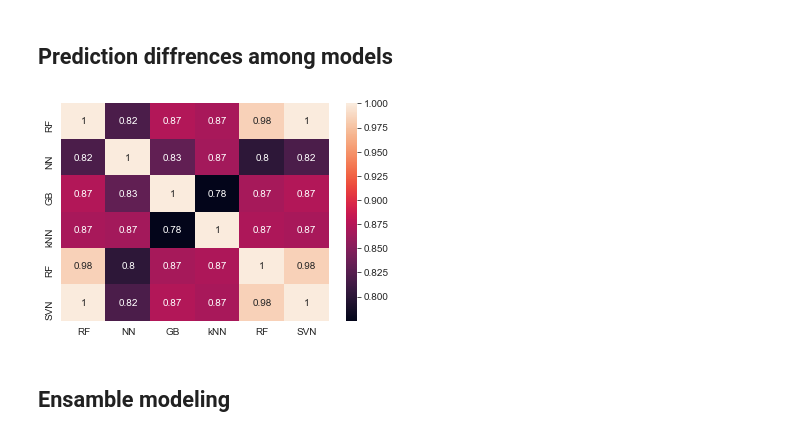
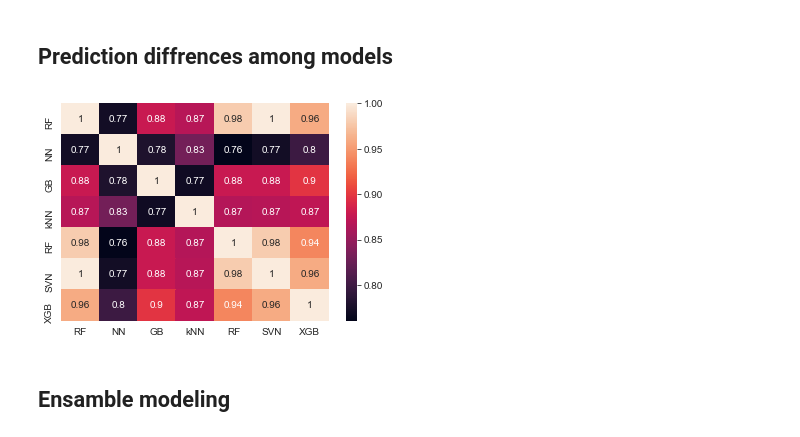
Before and after one commit to mmaku/Kaggle_titanic, a Jupyter notebook: 11 Titanic.ipynb, the cells around one changed output. Cells and saved outputs as stored; diff of their text form; code cells hidden in the pictures.

```diff
--- a/11 Titanic.ipynb
+++ b/11 Titanic.ipynb
@@ -753,7 +754,7 @@ XGB = XGBClassifier()
 xgb_param_grid = {'min_child_weight': [5], # 1, 4, 5, 6, 10, 15
                   'gamma': [4.5], # 0.5, 1, 1.5, 2, 4, 4.5, 5, 5.5, 6
                   'subsample': [1.0], # 0.6, 0.8, 0.9, 1.0,
-                  'colsample_bytree': [0.7, 0.8, 0.9], # 0.6, 0.7, 0.8, 0.9, 1
+                  'colsample_bytree': [0.9], # 0.6, 0.7, 0.8, 0.9, 1
                   'max_depth': [5] # 3, 4, 5, 6, 7, 8
                  }
 
@@ -986,25 +994,27 @@ for col in range(2):
 # %%
 test_Survived_lr = pd.Series(lr_best.predict(test_final), name="RF")
 test_Survived_nn = pd.Series(nn_best.predict(test_final), name="NN")
 test_Survived_gb = pd.Series(gb_best.predict(test_final), name="GB")
 test_Survived_knn = pd.Series(knn_best.predict(test_final), name="kNN")
 test_Survived_rf = pd.Series(rf_best.predict(test_final), name="RF")
 test_Survived_svn = pd.Series(svm_best.predict(test_final), name="SVN")
+test_Survived_xgb = pd.Series(xgb_best.predict(test_final), name="XGB")
 
 
 # Concatenate all classifier results
 ensemble_results = pd.concat([test_Survived_lr,
                               test_Survived_nn,
                               test_Survived_gb,
                               test_Survived_knn,
                               test_Survived_rf,
-                              test_Survived_svn
+                              test_Survived_svn,
+                              test_Survived_xgb
                              ], axis=1)
 
 
 p = sns.heatmap(ensemble_results.corr(),annot=True)
 # %% [output]
-[figure, old version]
+[figure, new version]
 # %% [markdown]
 ## Ensamble modeling
 # %%
```
Also changed, not shown: parts of 20 cells of this notebook.
